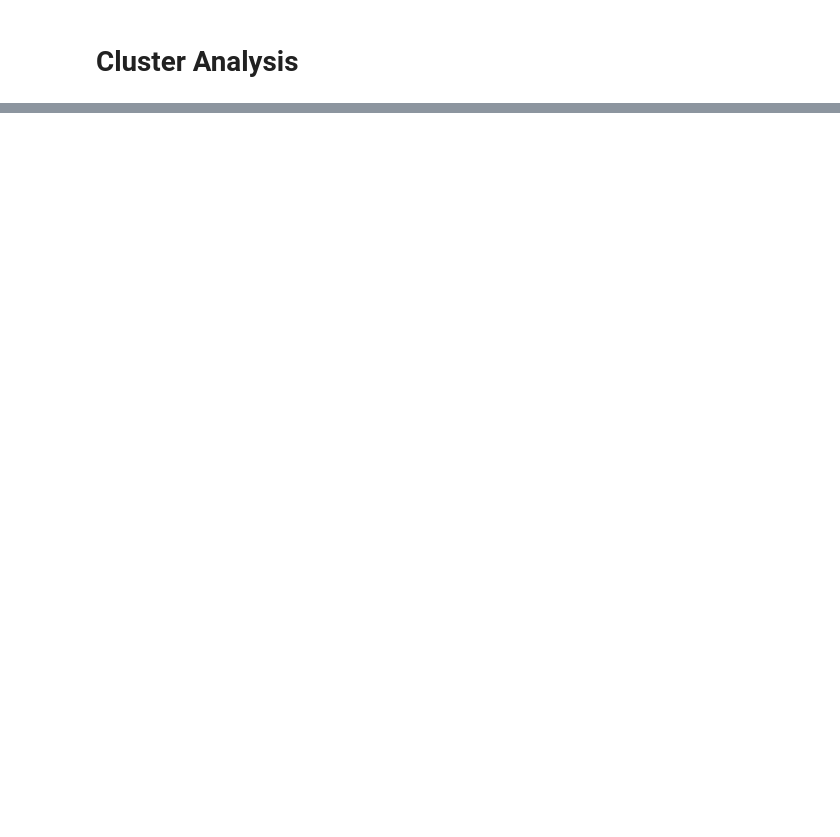
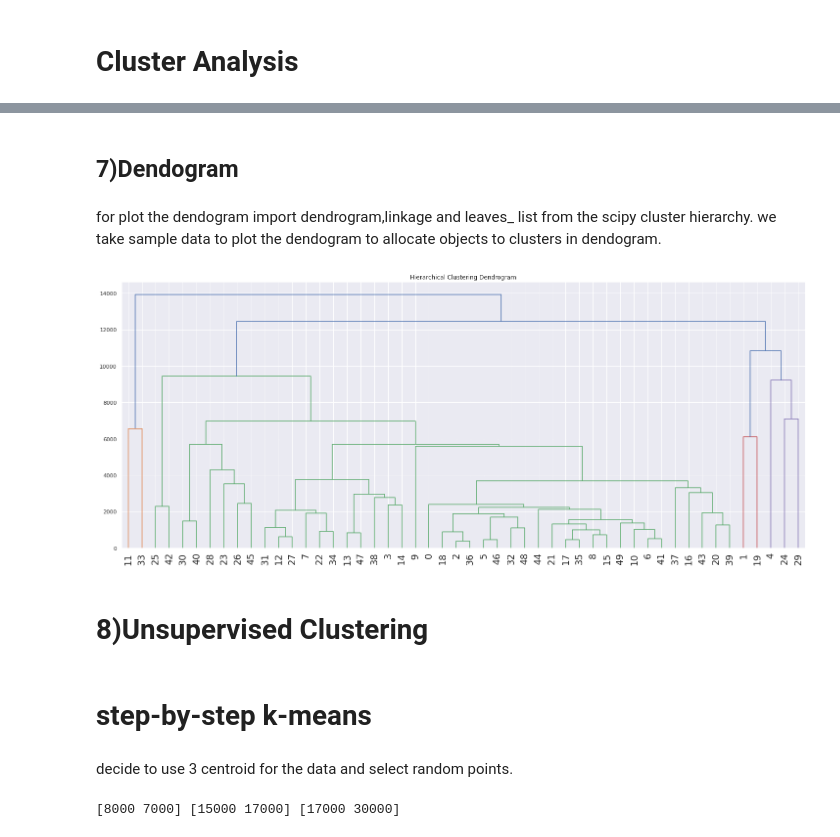
Before and after one commit to Jay3586/Analytical_Computing, a Jupyter notebook: Credit_card_Report.ipynb, the cells around one changed output, grey strips where cells are left out. Cells and saved outputs as stored; diff of their text form; code cells hidden in the pictures; blank space fills up the shorter version.

```diff
--- a/Credit_card_Report.ipynb
+++ b/Credit_card_Report.ipynb
@@ -372,0 +387,6 @@ pd.set_option('display.width', 1000)
+# %%
+cluster = AgglomerativeClustering(n_clusters =4, affinity = 'euclidean', linkage  = 'ward')
+# %%
+clc_pre = cluster.fit_predict(cl)
+# %%
+credit_data['cluster']=clc_pre
@@ -372,0 +416,31 @@ pd.set_option('display.width', 1000)
+# %% [markdown]
+## **7)Dendogram**
+# %% [markdown]
+for plot the dendogram import dendrogram,linkage and leaves_ list from the scipy cluster hierarchy.
+we take sample data to plot the dendogram to allocate objects to clusters in dendogram.
+# %%
+u_updated_credit_data = credit_data.drop(['CUST_ID','High_net_indi'],axis =1)
+# %%
+from scipy.cluster.hierarchy import dendrogram, linkage, leaves_list
+Z = linkage(u_updated_credit_data.sample(50), 'average')
+
+
+plt.figure(figsize=(25, 10))
+plt.title('Hierarchical Clustering Dendrogram')
+dendrogram(Z, leaf_font_size = 19.)
+plt.show()
+# %% [output]
+[figure, added]
+# %% [markdown]
+# **8)Unsupervised Clustering**
+# %% [markdown]
+# step-by-step k-means
+# %% [markdown]
+decide to use 3 centroid for the data and select random points.
+# %%
+centroid1 = np.array([8000,7000])
+centroid2 = np.array([15000, 17000])
+centroid3 = np.array([17000, 30000])
+print(centroid1, centroid2, centroid3)
+# %% [output]
+[8000 7000] [15000 17000] [17000 30000]
```
Also changed, not shown: parts of 132 cells of this notebook.
